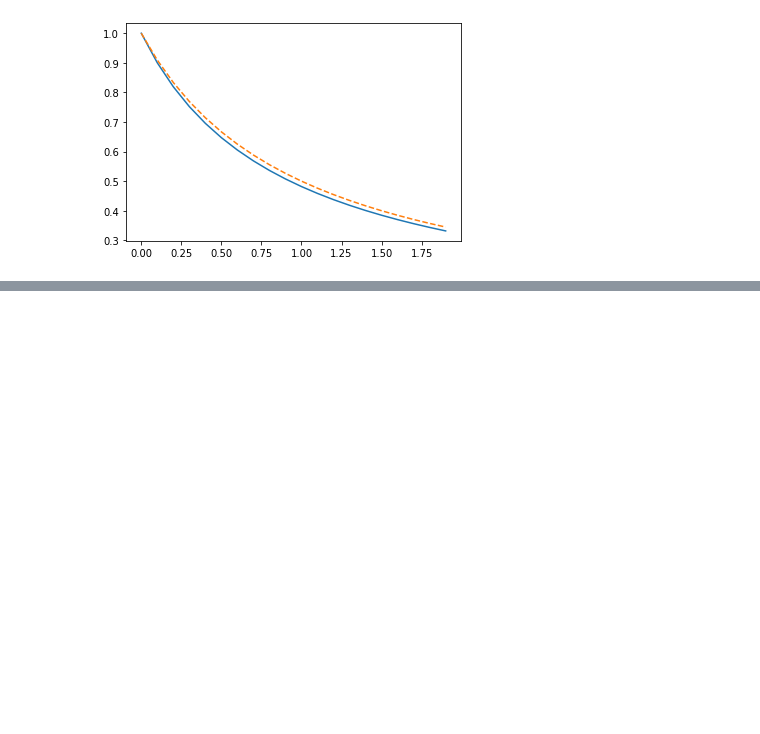
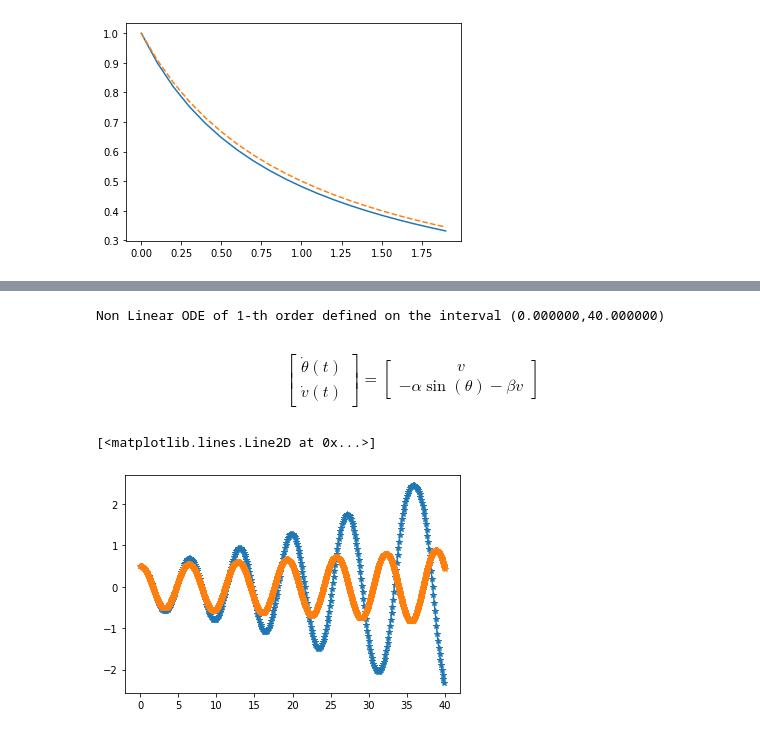
Before and after one commit to UZerbinati/Suite, a Jupyter notebook: Docs/ODE/NonLinearODE.ipynb, the cells around one changed output, grey strips where cells are left out. Drawn from its saved outputs; the diff is of its cells as text; code cells hidden in the pictures; blank space fills up the shorter version.

Commit message:
Added non linear ODE

```diff
--- a/Docs/ODE/NonLinearODE.ipynb
+++ b/Docs/ODE/NonLinearODE.ipynb
@@ -32,0 +35,6 @@ plt.plot(H,[1/(h+1) for h in H],"--")
+# %%
+DiffEqs = NonLinearODEs(1);
+DiffEqs.setDomain(0.0,40.0);
+DiffEqs
+# %% [output]
+Non Linear ODE of 1-th order defined on the interval (0.000000,40.000000)
@@ -32,0 +51,2 @@ plt.plot(H,[1/(h+1) for h in H],"--")
+# %% [markdown]
+$$\begin{bmatrix}\dot{\theta}(t)\\\dot{v}(t)\end{bmatrix}=\begin{bmatrix}v\\ -\alpha \sin(\theta) -\beta v\end{bmatrix}$$
@@ -32,0 +58,13 @@ plt.plot(H,[1/(h+1) for h in H],"--")
+# %%
+[H, Y] = DiffEqs.Euler(0.1)
+Theta = [y[1] for y in Y]
+V = [y[2] for y in Y]
+# %%
+[H2, Y] = DiffEqs.Euler(0.03)
+Theta2 = [y[1] for y in Y]
+V2 = [y[2] for y in Y]
+plt.plot(H,Theta,"*-")
+plt.plot(H2,Theta2,"*-")
+# %% [output]
+[<matplotlib.lines.Line2D at 0x...>]
+[figure, added]
```
Also changed, not shown: parts of 5 cells of this notebook, 18 other files.
